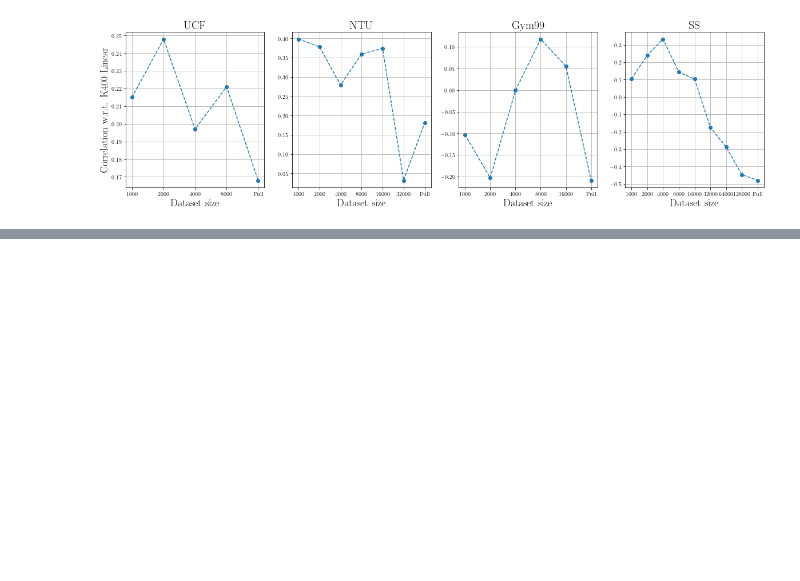
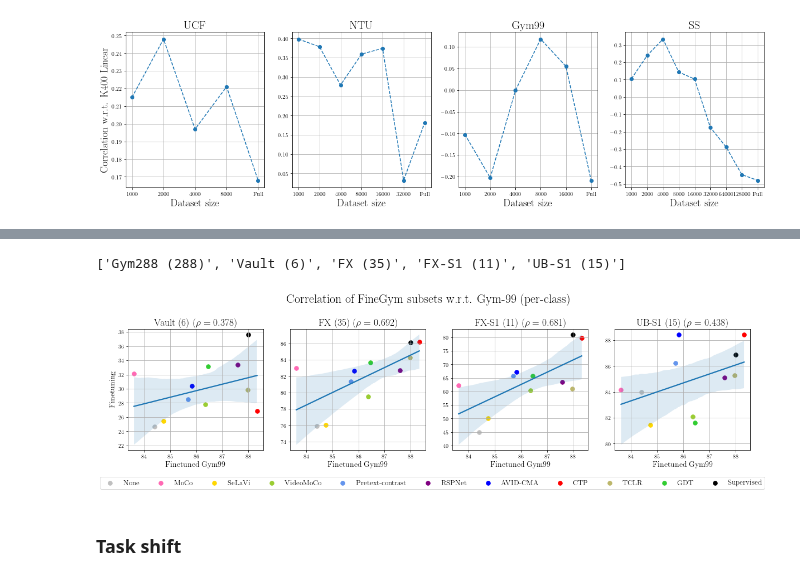
Before and after one commit to bpiyush/ViDA-SSL, a Jupyter notebook: misc/plotting/correlation_plots.ipynb, the cells around one changed output, grey strips where cells are left out. Drawn from its saved outputs; the diff is of its cells as text; code cells hidden in the pictures; blank space fills up the shorter version.

```diff
--- a/misc/plotting/correlation_plots.ipynb
+++ b/misc/plotting/correlation_plots.ipynb
@@ -246,0 +342,2 @@ plt.show()
+# %%
+df = load_finegym_results()
@@ -246,0 +359,5 @@ plt.show()
+# %%
+# extract per-class results
+df_class = df[[x for x in df.columns if "class" in x or "Method" in x]]
+df_class = df_class.set_index(keys=["Method"])
+df_class.columns = [x.replace(" (class)", "") for x in df_class.columns]
@@ -246,0 +380,45 @@ plt.show()
+# %%
+datasets
+# %% [output]
+['Gym288 (288)', 'Vault (6)', 'FX (35)', 'FX-S1 (11)', 'UB-S1 (15)']
+# %%
+datasets = [x for x in df_class.columns if not ("Gym99" in x)]
+datasets = [x for x in df_class.columns if not ("Gym99" in x or "Gym288" in x)]
+legend_xloc = -2.0 if len(datasets) == 5 else -1.35
+
+fig, axes = plt.subplots(1, len(datasets), figsize=(20, 4))
+
+for i in range(len(axes)):
+    ax = axes[i]
+
+    dataset = datasets[i]
+
+    ylabel = "Finetuning" if i == 0 else ""
+    legend = True if i == len(axes) - 1 else False
+    legend_kwargs = dict(
+        ncol=len(df_class.index),
+        loc='lower center',
+        bbox_to_anchor=(legend_xloc, -0.35),
+        fontsize=13,
+    )
+
+    scatter_with_correlation(
+        xvalues=df_class["Gym99 (99)"].values,
+        yvalues=df_class[dataset].values,
+        labels=df_class.index,
+        ax=ax,
+        size_alpha=0.7,
+        title=dataset,
+        xlabel="Finetuned Gym99",
+        ylabel=ylabel,
+        legend=legend,
+        legend_kwargs=legend_kwargs,
+    )
+    ax.grid()
+
+plt.suptitle("Correlation of FineGym subsets w.r.t. Gym-99 (per-class)", fontsize=22, y=1.1)
+plt.show()
+# %% [output]
+[figure, added]
+# %% [markdown]
+### Task shift
```
Also changed, not shown: parts of 11 cells of this notebook, 1 other file.
